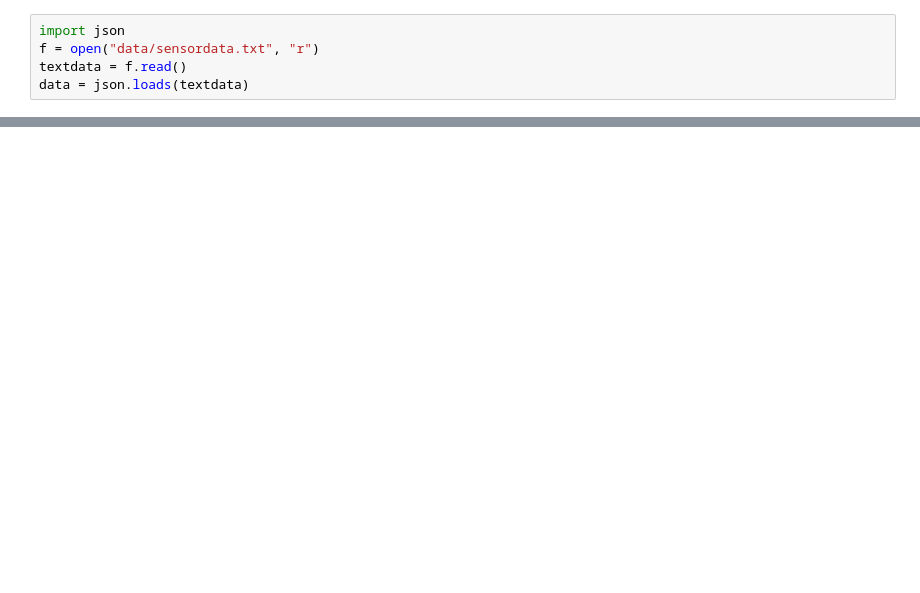
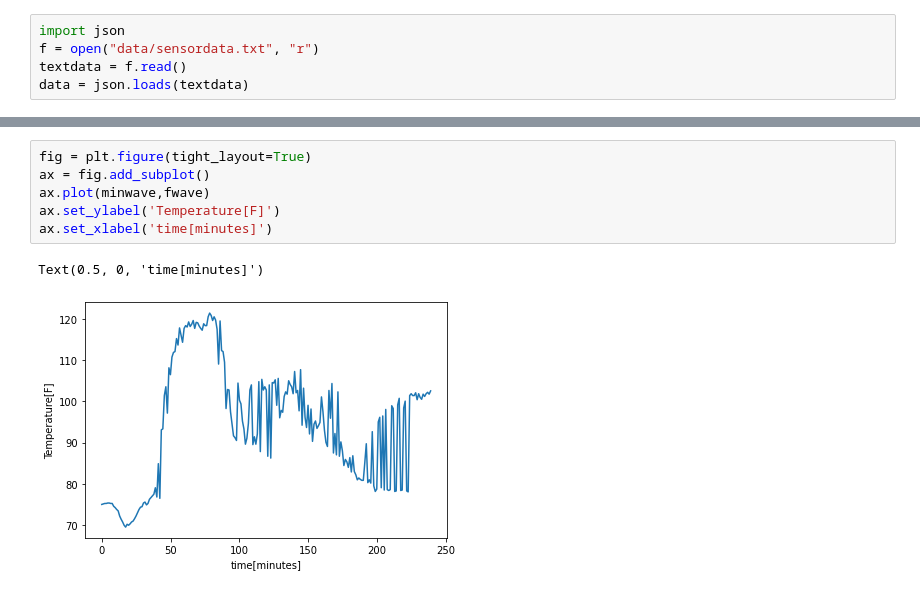
Before and after one commit to LafeLabs/trashmagicmedia, a Jupyter notebook: sensorserver/jupyter.ipynb, the cells around one changed output, grey strips where cells are left out. Cells and saved outputs as stored; diff of their text form; blank space fills up the shorter version.

```diff
--- a/sensorserver/jupyter.ipynb
+++ b/sensorserver/jupyter.ipynb
@@ -46 +55,10 @@ plt.plot(pressurewave)
+# %%
+fig = plt.figure(tight_layout=True)
+ax = fig.add_subplot()
+ax.plot(minwave,fwave)
+ax.set_ylabel('Temperature[F]')
+ax.set_xlabel('time[minutes]')
+# %% [output]
+Text(0.5, 0, 'time[minutes]')
+[figure, added]
 # %%
```
Also changed, not shown: parts of 6 cells of this notebook, 29 other files.
